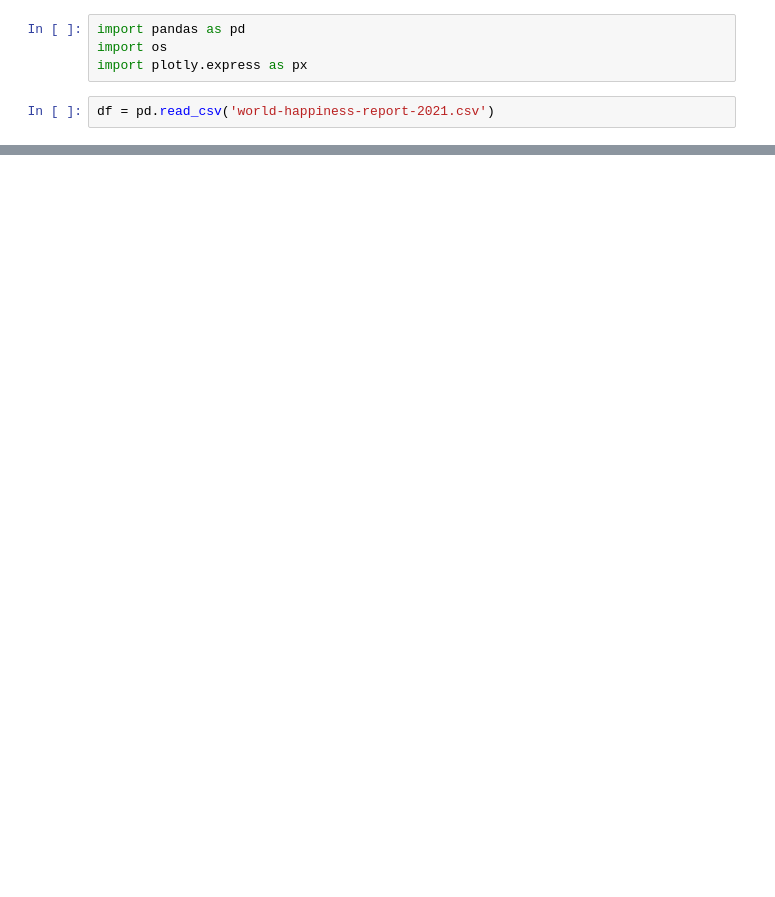
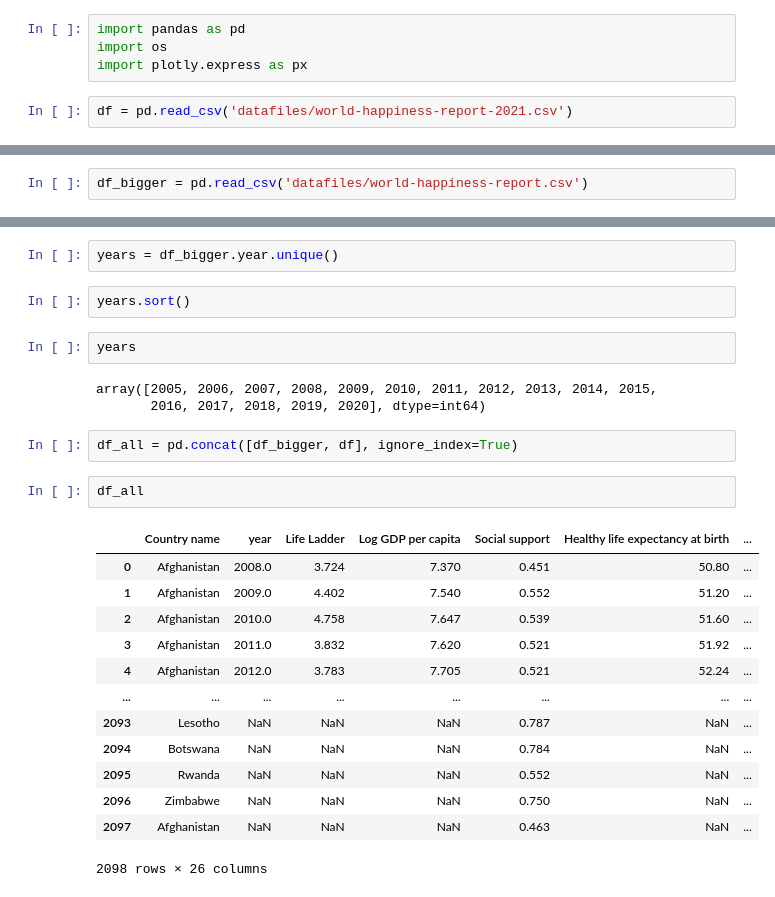
Before and after one commit to Kakackle/data_projects, a Jupyter notebook: world_happiness/first_analysis.ipynb, the cells around one changed output, grey strips where cells are left out. Drawn from its saved outputs; the diff is of its cells as text; blank space fills up the shorter version.

Commit message:
world happiness data exploration start

```diff
--- a/world_happiness/first_analysis.ipynb
+++ b/world_happiness/first_analysis.ipynb
@@ -3,7 +3,7 @@ import pandas as pd
 import os
 import plotly.express as px
 # %%
-df = pd.read_csv('world-happiness-report-2021.csv')
+df = pd.read_csv('datafiles/world-happiness-report-2021.csv')
 # %%
 df.head()
 # %% [output]
@@ -17,0 +22,2 @@ fig = px.scatter(df, x="", y="Healthy life expectancy", size="Social support", c
+# %%
+df_bigger = pd.read_csv('datafiles/world-happiness-report.csv')
@@ -17,0 +33,27 @@ fig = px.scatter(df, x="", y="Healthy life expectancy", size="Social support", c
+# %%
+years = df_bigger.year.unique()
+# %%
+years.sort()
+# %%
+years
+# %% [output]
+array([2005, 2006, 2007, 2008, 2009, 2010, 2011, 2012, 2013, 2014, 2015,
+       2016, 2017, 2018, 2019, 2020], dtype=int64)
+# %%
+df_all = pd.concat([df_bigger, df], ignore_index=True)
+# %%
+df_all
+# %% [output]
+|  | Country name | year | Life Ladder | Log GDP per capita | Social support | Healthy life expectancy at birth | ... |
+| 0 | Afghanistan | 2008.0 | 3.724 | 7.370 | 0.451 | 50.80 | ... |
+| 1 | Afghanistan | 2009.0 | 4.402 | 7.540 | 0.552 | 51.20 | ... |
+| 2 | Afghanistan | 2010.0 | 4.758 | 7.647 | 0.539 | 51.60 | ... |
+| 3 | Afghanistan | 2011.0 | 3.832 | 7.620 | 0.521 | 51.92 | ... |
+| 4 | Afghanistan | 2012.0 | 3.783 | 7.705 | 0.521 | 52.24 | ... |
+| ... | ... | ... | ... | ... | ... | ... | ... |
+| 2093 | Lesotho | NaN | NaN | NaN | 0.787 | NaN | ... |
+| 2094 | Botswana | NaN | NaN | NaN | 0.784 | NaN | ... |
+| 2095 | Rwanda | NaN | NaN | NaN | 0.552 | NaN | ... |
+| 2096 | Zimbabwe | NaN | NaN | NaN | 0.750 | NaN | ... |
+| 2097 | Afghanistan | NaN | NaN | NaN | 0.463 | NaN | ... |
+2098 rows × 26 columns
```
Also changed, not shown: parts of 5 cells of this notebook, 17 other files.
